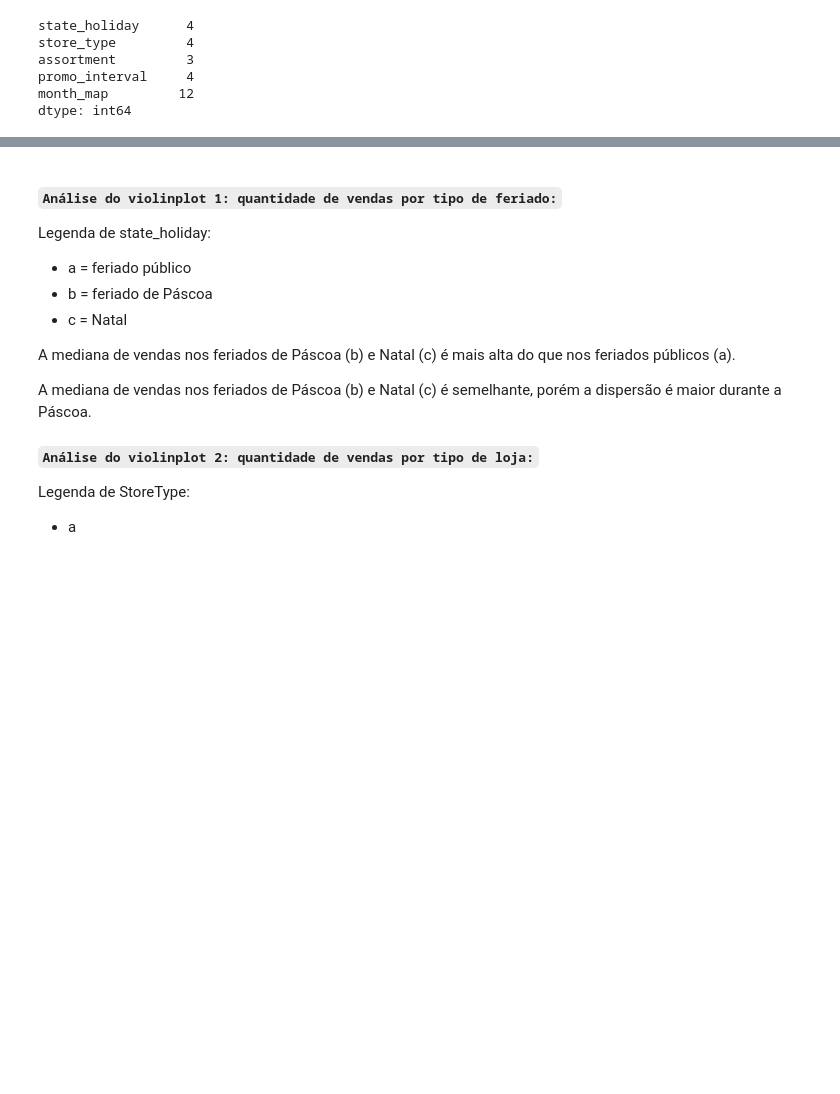
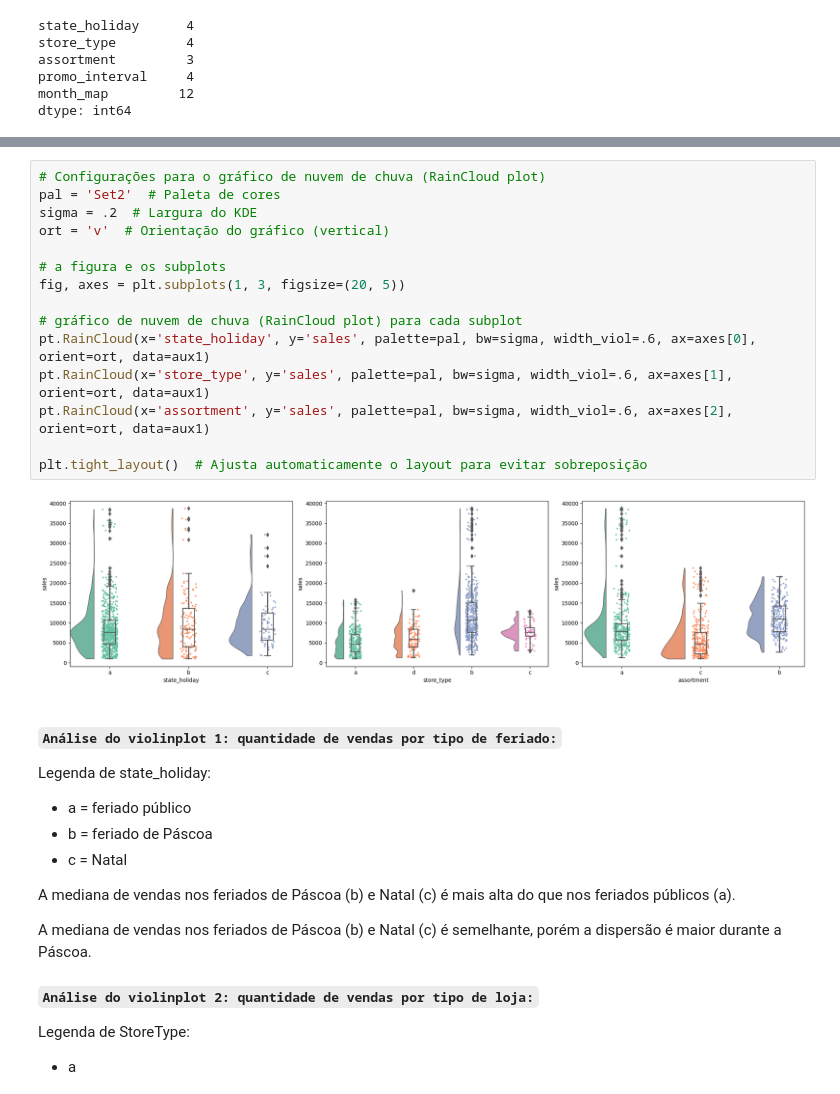
Before and after one commit to phfreitass/rossaman-sales-forecast, a Jupyter notebook: notebooks/1.0.ph_rossmann_store_sales.ipynb, the cells around one changed output, grey strips where cells are left out. Cells and saved outputs as stored; diff of their text form; blank space fills up the shorter version.

```diff
--- a/notebooks/1.0.ph_rossmann_store_sales.ipynb
+++ b/notebooks/1.0.ph_rossmann_store_sales.ipynb
@@ -376,3 +380,20 @@ sns.violinplot(x='assortment', y='sales', data=aux1, palette=cores);
+# %%
+# Configurações para o gráfico de nuvem de chuva (RainCloud plot)
+pal = 'Set2'  # Paleta de cores
+sigma = .2  # Largura do KDE
+ort = 'v'  # Orientação do gráfico (vertical)
+
+# a figura e os subplots
+fig, axes = plt.subplots(1, 3, figsize=(20, 5))
+
+# gráfico de nuvem de chuva (RainCloud plot) para cada subplot
+pt.RainCloud(x='state_holiday', y='sales', palette=pal, bw=sigma, width_viol=.6, ax=axes[0], orient=ort, data=aux1)
+pt.RainCloud(x='store_type', y='sales', palette=pal, bw=sigma, width_viol=.6, ax=axes[1], orient=ort, data=aux1)
+pt.RainCloud(x='assortment', y='sales', palette=pal, bw=sigma, width_viol=.6, ax=axes[2], orient=ort, data=aux1)
+
+plt.tight_layout()  # Ajusta automaticamente o layout para evitar sobreposição
+# %% [output]
+[figure, added]
 # %% [markdown]
 #### `Análise do violinplot 1: quantidade de vendas por tipo de feriado:`
 
```
Also changed, not shown: parts of 11 cells of this notebook, 3 other files.
